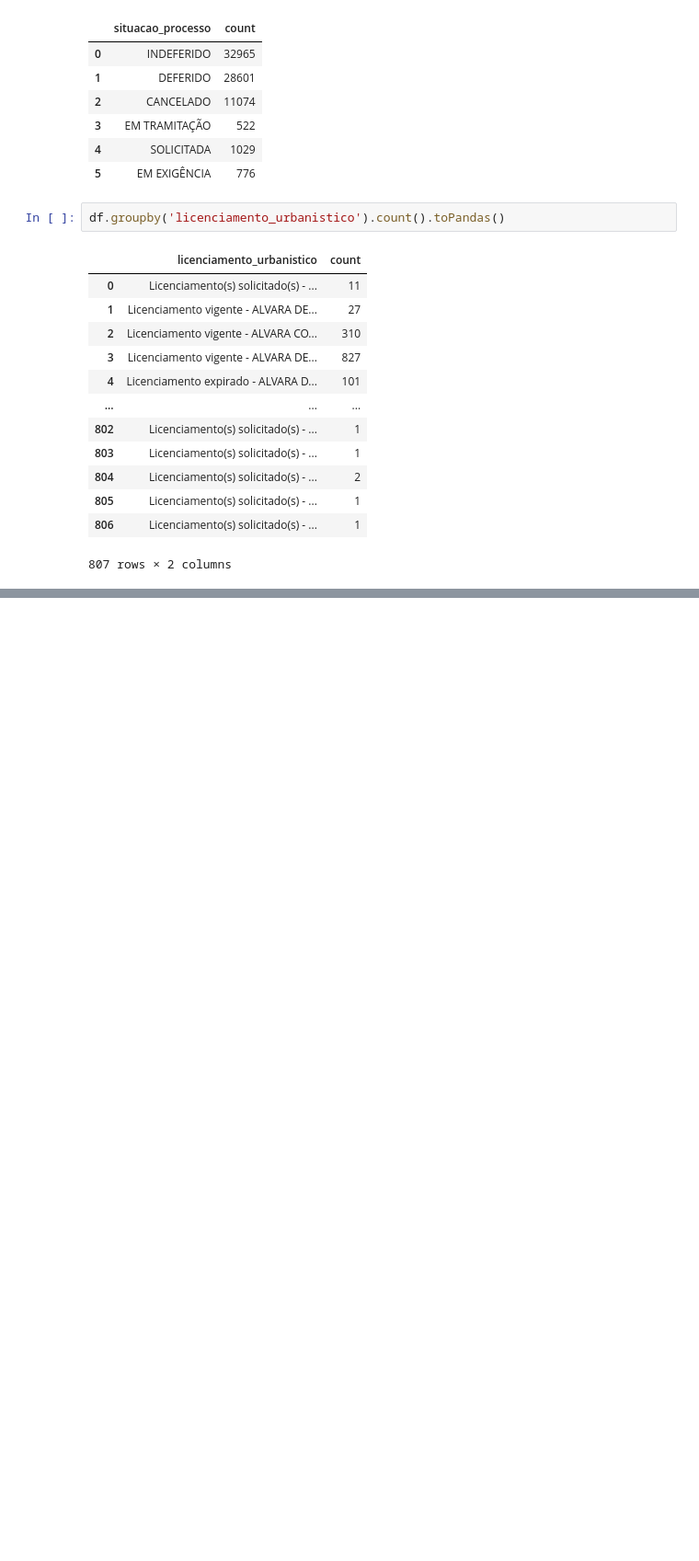
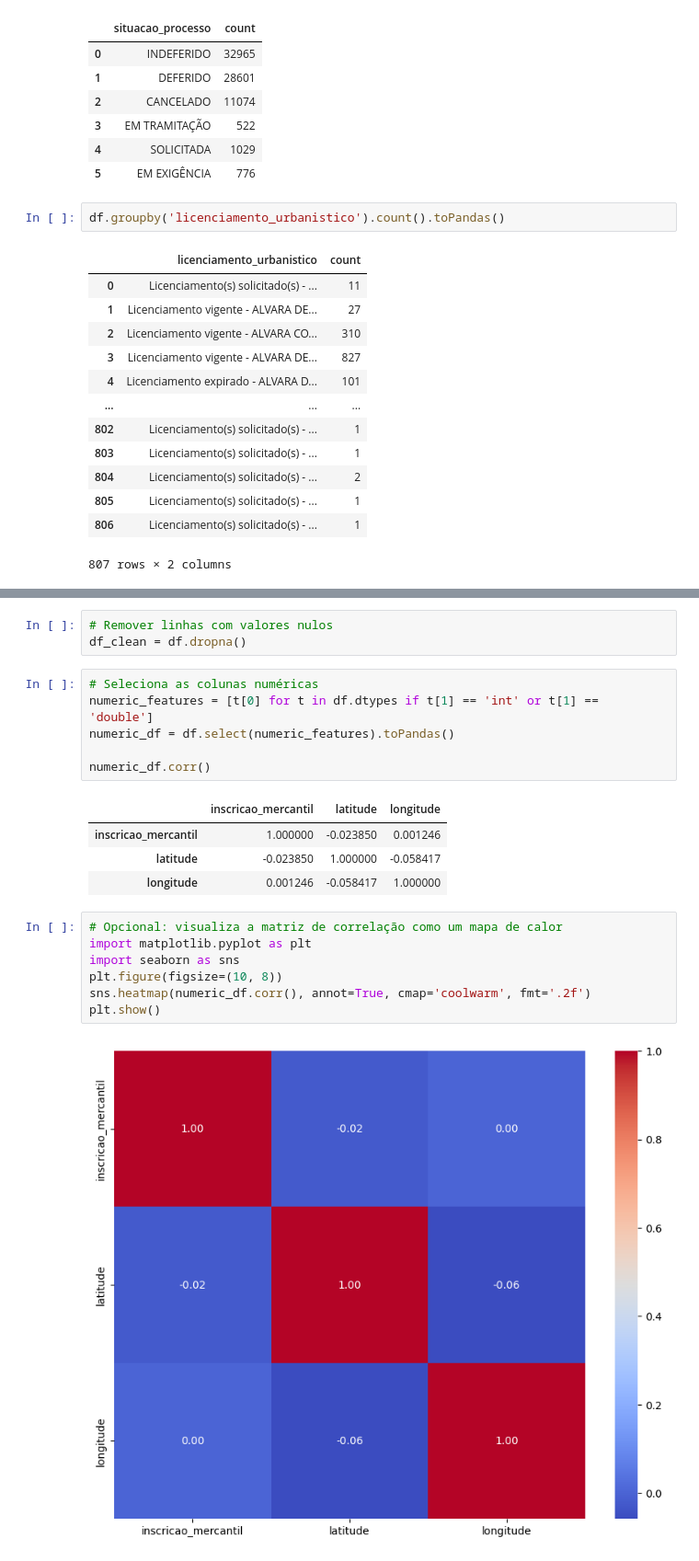
Before and after one commit to VictoriaPriscila28/Big-Data, a Jupyter notebook: Trabalho/Parte2/licenciamentoUrb_carregamentoDados.ipynb, the cells around one changed output, grey strips where cells are left out. Shown at 92% size. Cells and saved outputs as stored; diff of their text form; blank space fills up the shorter version.

```diff
--- a/Trabalho/Parte2/licenciamentoUrb_carregamentoDados.ipynb
+++ b/Trabalho/Parte2/licenciamentoUrb_carregamentoDados.ipynb
@@ -115,0 +180,23 @@ df.groupby('licenciamento_urbanistico').count().toPandas()
+# %%
+# Remover linhas com valores nulos
+df_clean = df.dropna()
+# %%
+# Seleciona as colunas numéricas
+numeric_features = [t[0] for t in df.dtypes if t[1] == 'int' or t[1] == 'double']
+numeric_df = df.select(numeric_features).toPandas()
+
+numeric_df.corr()
+# %% [output]
+|  | inscricao_mercantil | latitude | longitude |
+| inscricao_mercantil | 1.000000 | -0.023850 | 0.001246 |
+| latitude | -0.023850 | 1.000000 | -0.058417 |
+| longitude | 0.001246 | -0.058417 | 1.000000 |
+# %%
+# Opcional: visualiza a matriz de correlação como um mapa de calor
+import matplotlib.pyplot as plt
+import seaborn as sns
+plt.figure(figsize=(10, 8))
+sns.heatmap(numeric_df.corr(), annot=True, cmap='coolwarm', fmt='.2f')
+plt.show()
+# %% [output]
+[figure, added]
```
Also changed, not shown: parts of 8 cells of this notebook.
